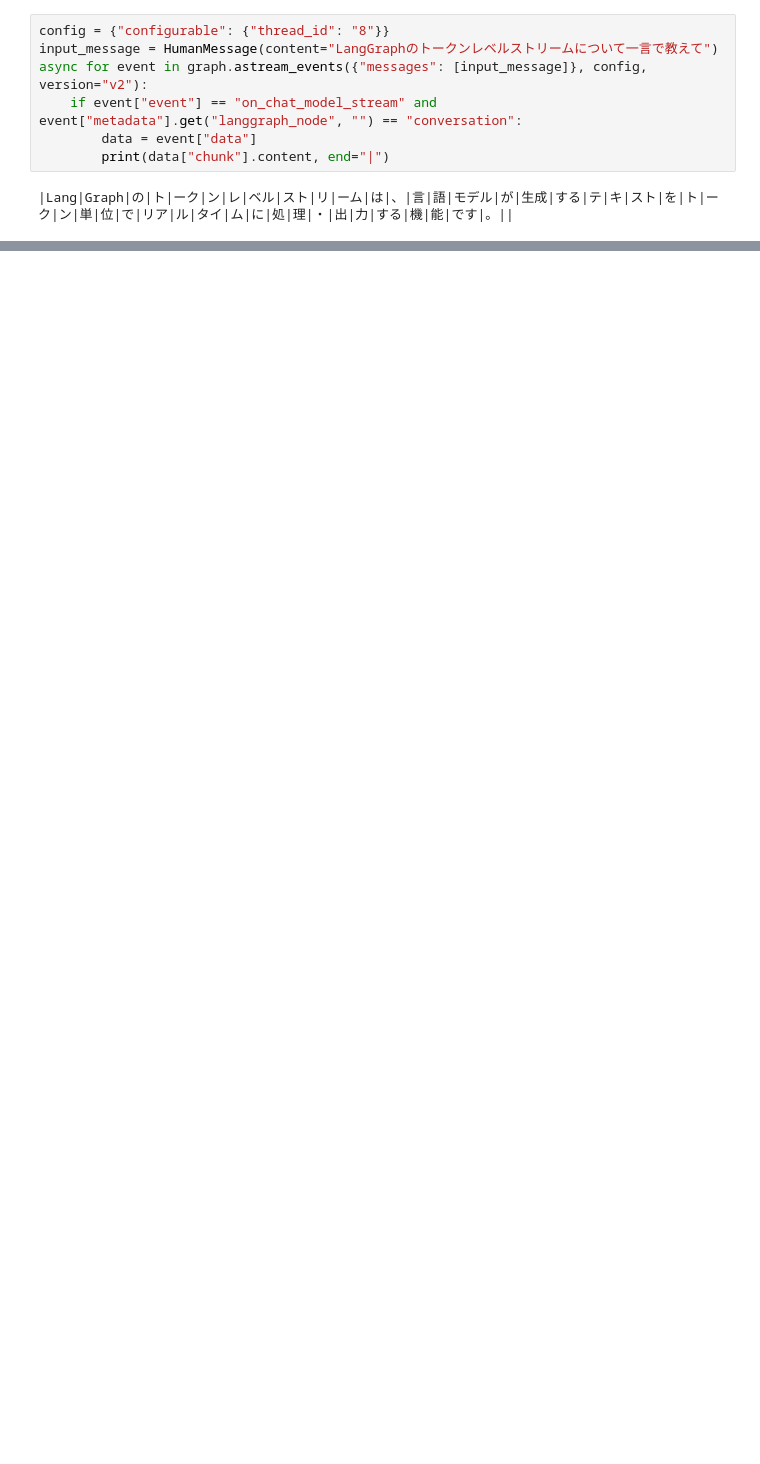
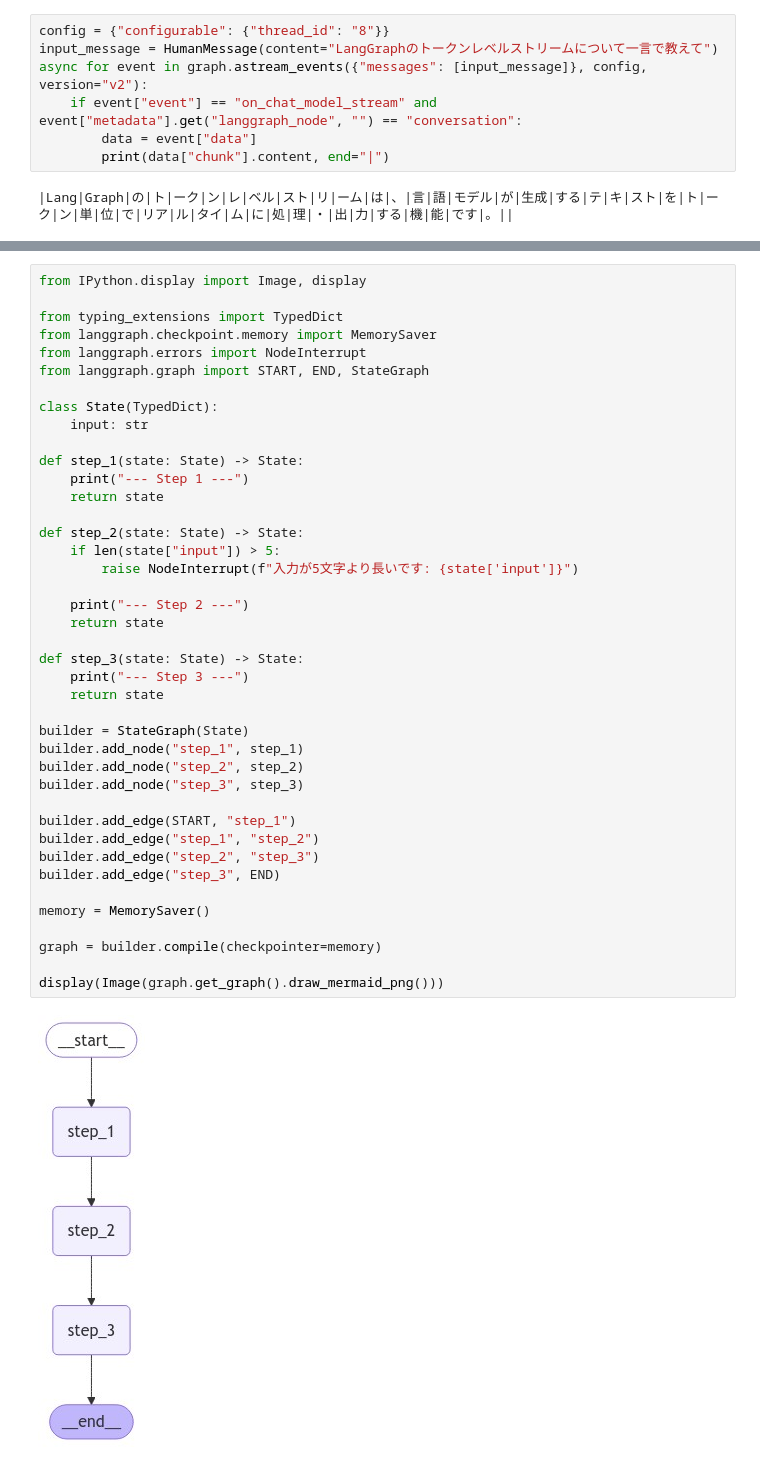
Before and after one commit to aidiary/learning-langchain, a Jupyter notebook: langchain-academy/module_3.ipynb, the cells around one changed output, grey strips where cells are left out. Saved outputs shown, nothing was run; the diff lists cells and outputs as text; blank space fills up the shorter version.

```diff
--- a/langchain-academy/module_3.ipynb
+++ b/langchain-academy/module_3.ipynb
@@ -169,0 +482,43 @@ async for event in graph.astream_events({"messages": [input_message]}, config, v
+# %%
+from IPython.display import Image, display
+
+from typing_extensions import TypedDict
+from langgraph.checkpoint.memory import MemorySaver
+from langgraph.errors import NodeInterrupt
+from langgraph.graph import START, END, StateGraph
+
+class State(TypedDict):
+    input: str
+
+def step_1(state: State) -> State:
+    print("--- Step 1 ---")
+    return state
+
+def step_2(state: State) -> State:
+    if len(state["input"]) > 5:
+        raise NodeInterrupt(f"入力が5文字より長いです: {state['input']}")
+
+    print("--- Step 2 ---")
+    return state
+
+def step_3(state: State) -> State:
+    print("--- Step 3 ---")
+    return state
+
+builder = StateGraph(State)
+builder.add_node("step_1", step_1)
+builder.add_node("step_2", step_2)
+builder.add_node("step_3", step_3)
+
+builder.add_edge(START, "step_1")
+builder.add_edge("step_1", "step_2")
+builder.add_edge("step_2", "step_3")
+builder.add_edge("step_3", END)
+
+memory = MemorySaver()
+
+graph = builder.compile(checkpointer=memory)
+
+display(Image(graph.get_graph().draw_mermaid_png()))
+# %% [output]
+[figure, added]
```
Also changed, not shown: parts of 44 cells of this notebook.
